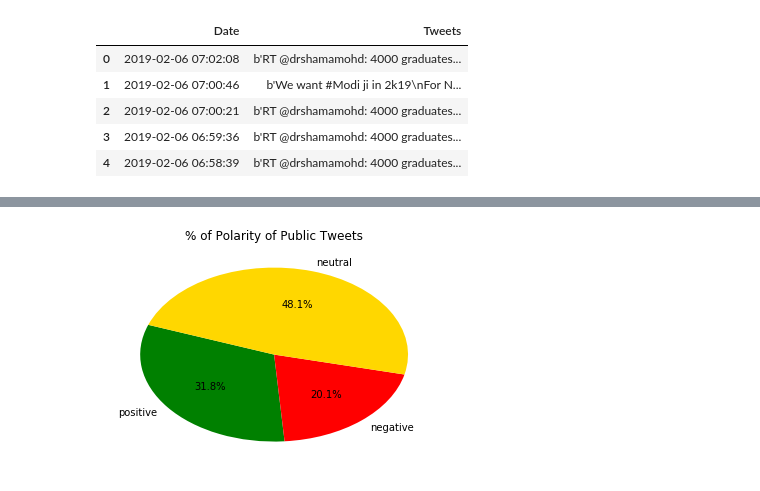
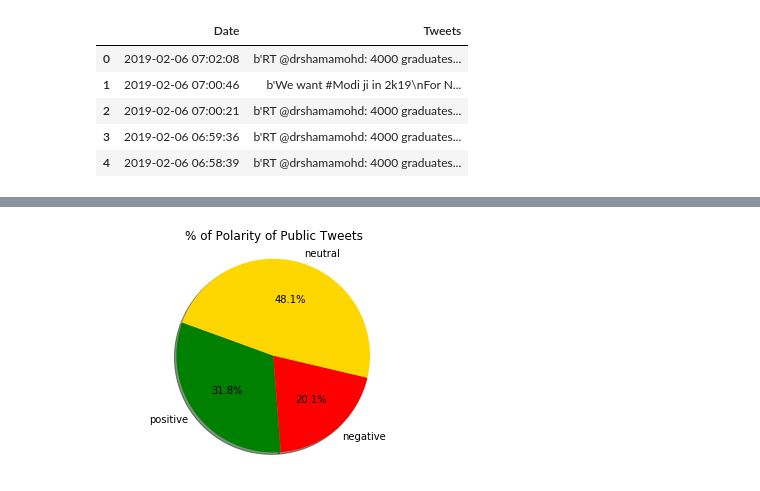
Before and after one commit to Piterbrito/TextMining-SentmentAnalysis--Twitter, a Jupyter notebook: Analysis.ipynb, the cells around one changed output, grey strips where cells are left out. Cells and saved outputs as stored; diff of their text form; code cells hidden in the pictures.

```diff
--- a/Analysis.ipynb
+++ b/Analysis.ipynb
@@ -198,9 +215,8 @@ for value in public_tweet['SA']:
 # %%
-public_tweet_count =[len(pos),len(neg),len(neu)]
-labels = ["positive", "negative", "neutral"]
 colors =['green','red','gold']
-plt.pie(public_tweet_count,labels=labels,colors=colors, autopct="%0.1f%%", startangle=160)
+plt.pie(public_tweet_count,labels=labels,colors=colors, autopct="%0.1f%%", startangle=160, shadow=True)
 plt.title("% of Polarity of Public Tweets")
+plt.axis("equal")
 plt.show()
 # %% [output]
-[figure, old version]
+[figure, new version]
```
Also changed, not shown: parts of 5 cells of this notebook.
